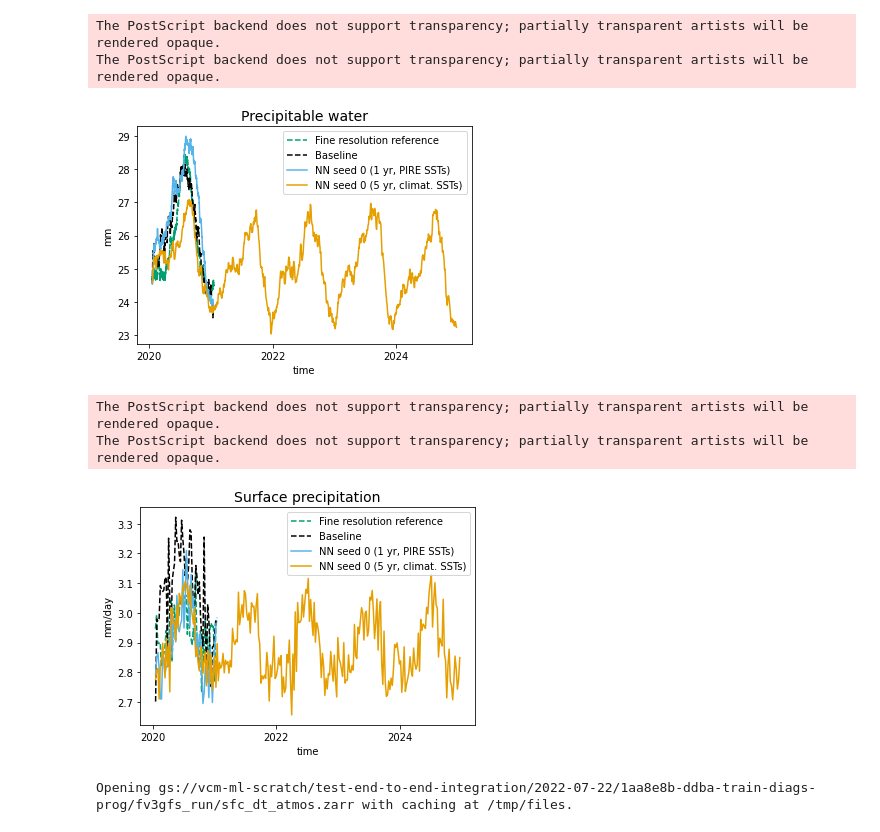
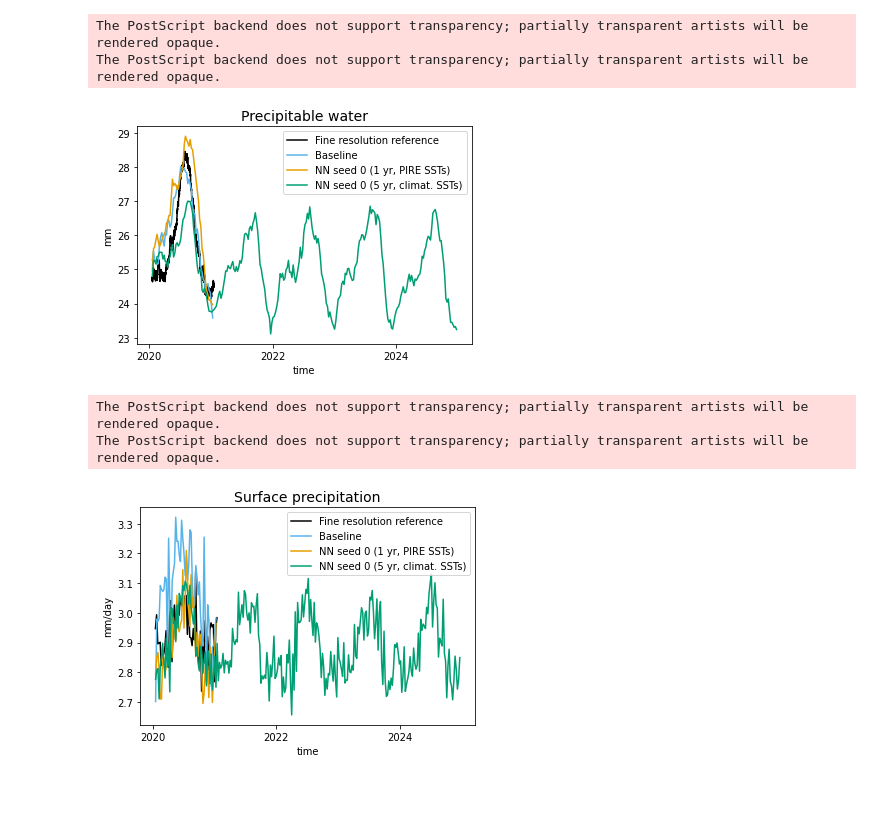
Before and after one commit to ai2cm/nudge-to-3km-PIRE-1yr-workflow, a Jupyter notebook: notebooks/multiyear_run.ipynb, the cells around one changed output. Drawn from its saved outputs; the diff is of its cells as text; code cells hidden in the pictures; blank space fills up the shorter version.

```diff
--- a/notebooks/multiyear_run.ipynb
+++ b/notebooks/multiyear_run.ipynb
@@ -38,15 +38,12 @@ import matplotlib as mpl
 
 default_colors = plt.rcParams['axes.prop_cycle'].by_key()['color']
 
-colorlist = [default_colors[-5], 'black', ] + default_colors
+colorlist = ['black'] + default_colors #[default_colors[-5], 'black', ] + default_colors
 linestyle_list = ["--","--" ] + ["-" for v in default_colors]
 
 
 cmap = mpl.colors.ListedColormap(colorlist)
-custom_cycler = cycler(color=cmap.colors, linestyle=linestyle_list) #or simply color=colorlist
-
-cmap_no_verif = mpl.colors.ListedColormap(colorlist[1:])
-custom_cycler_no_verif = cycler(color=cmap_no_verif.colors, linestyle=linestyle_list[1:]) #or simply color=colorlist
+custom_cycler = cycler(color=cmap.colors)#, linestyle=linestyle_list) #or simply color=colorlist
 # %%
 experiments = {
     "Baseline": "gs://vcm-ml-experiments/n2f-pire-sfc-updates/2022-01-10/baseline-seaice-prescribed",
@@ -81,29 +78,31 @@ verif_physics = verif_physics.assign_coords(common_coords)
 # %%
 
 fig = plt.figure()
 ax = plt.gca()
 
 ax.set_prop_cycle(custom_cycler)
 
 verif_pwat = vcm.weighted_average(verif_dyn["PWAT"] * kg_m2_to_mm, grid.area)
 ax.plot(verif_pwat.time.values, verif_pwat.values, label="Fine resolution reference")
 
 for label, ds_ in zip(labels, diags):
-    pwat = vcm.weighted_average(ds_["water_vapor_path"].drop_vars(["tile", "x", "y"]), grid.drop_vars(["tile", "x", "y"]).area) * kg_m2_to_mm
+    pwat = (vcm.weighted_average(
+        ds_["water_vapor_path"].drop_vars(["tile", "x", "y"]), grid.drop_vars(["tile", "x", "y"]).area
+    ).resample(time="7D").mean()) * kg_m2_to_mm
     ax.plot(pwat.time, pwat.values, label=label)
 ax.legend()
 ax.set_xlabel("time")
 ax.set_ylabel("mm")
 ax.set_title("Precipitable water", fontsize=14)
 
 
 plt.savefig("figures/pdf/prognostic_multiyr_pwat.pdf", dpi=150, bbox_inches='tight')
 plt.savefig("figures/png/prognostic_multiyr_pwat.png", dpi=150, bbox_inches='tight')
 plt.savefig("figures/eps/prognostic_multiyr_pwat.eps", format="eps", bbox_inches='tight')
 # %% [output]
 The PostScript backend does not support transparency; partially transparent artists will be rendered opaque.
 The PostScript backend does not support transparency; partially transparent artists will be rendered opaque.
-[figure, old version]
+[figure, new version]
 # %%
 
 fig = plt.figure()
@@ -131,4 +130,4 @@ plt.savefig("figures/eps/prognostic_multiyr_precip.eps", format="eps", bbox_inch
 # %% [output]
 The PostScript backend does not support transparency; partially transparent artists will be rendered opaque.
 The PostScript backend does not support transparency; partially transparent artists will be rendered opaque.
-[figure, old version]
+[figure, new version]
@@ -143,4 +133,0 @@ def open_zarr(url: str):
-# %%
-ds__=open_zarr("gs://vcm-ml-scratch/test-end-to-end-integration/2022-07-22/1aa8e8b-ddba-train-diags-prog/fv3gfs_run/sfc_dt_atmos.zarr")
-# %% [output]
-Opening gs://vcm-ml-scratch/test-end-to-end-integration/2022-07-22/1aa8e8b-ddba-train-diags-prog/fv3gfs_run/sfc_dt_atmos.zarr with caching at /tmp/files.
```
Also changed, not shown: parts of 9 cells of this notebook, 4 other files.
